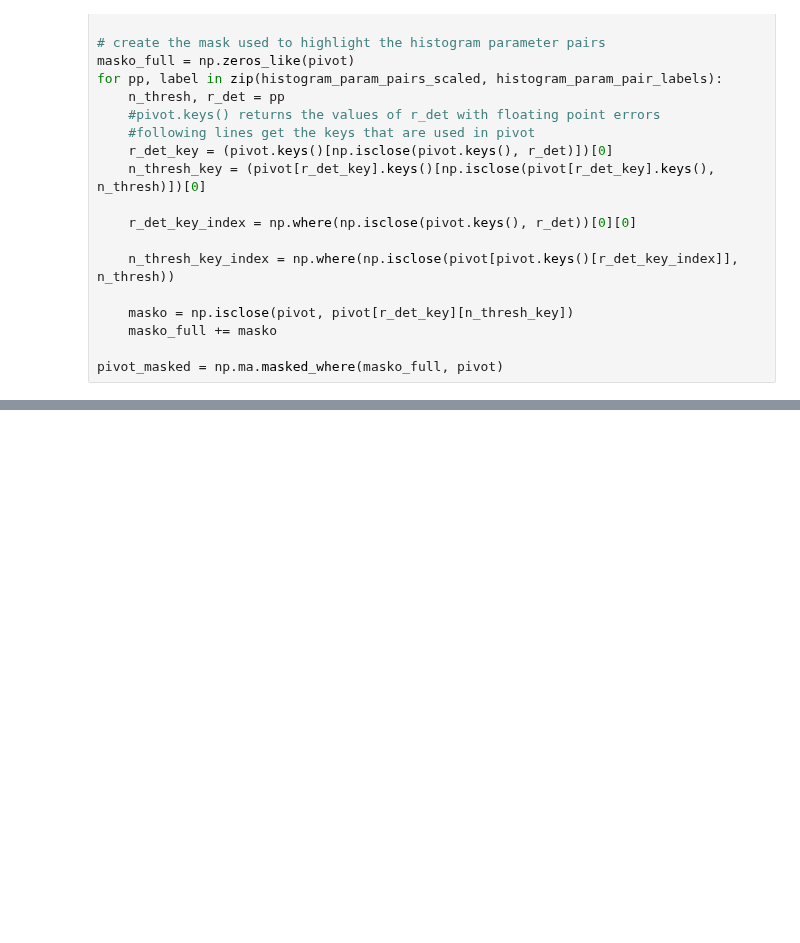
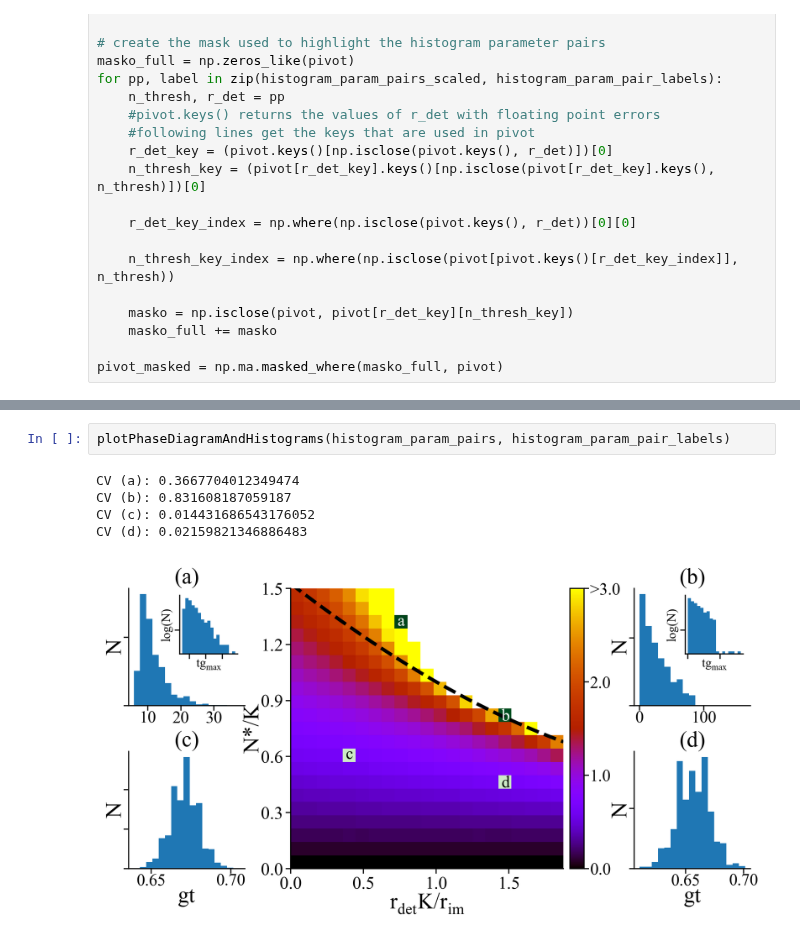
Before and after one commit to patricksinclair/multispecies_postprocessing, a Jupyter notebook: biofilm_threshold_theory/phase_diagram_plotter_v2.ipynb, the cells around one changed output, grey strips where cells are left out. Saved outputs shown, nothing was run; the diff lists cells and outputs as text; blank space fills up the shorter version.

```diff
--- a/biofilm_threshold_theory/phase_diagram_plotter_v2.ipynb
+++ b/biofilm_threshold_theory/phase_diagram_plotter_v2.ipynb
@@ -192,0 +370,8 @@ print(phase_diag_line_v2(0))
+# %%
+plotPhaseDiagramAndHistograms(histogram_param_pairs, histogram_param_pair_labels)
+# %% [output]
+CV (a): 0.3667704012349474
+CV (b): 0.831608187059187
+CV (c): 0.014431686543176052
+CV (d): 0.02159821346886483
+[figure, added]
```
Also changed, not shown: parts of 6 cells of this notebook, 7 other files.
